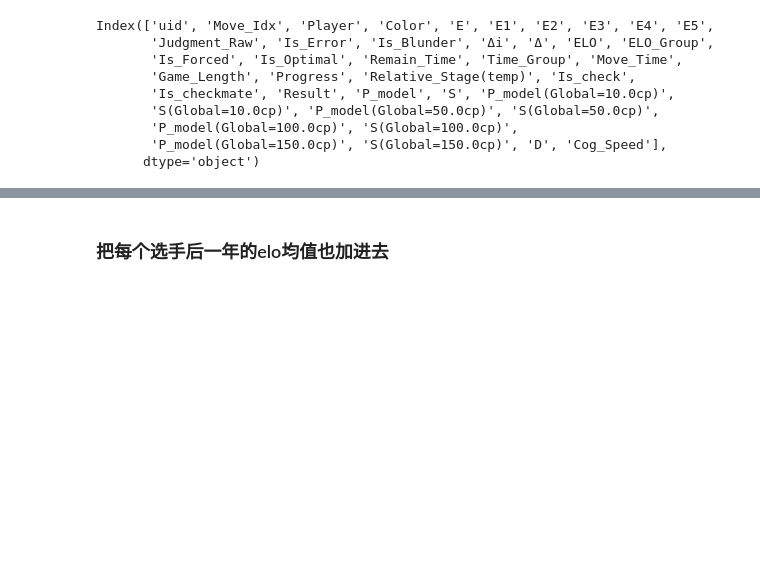
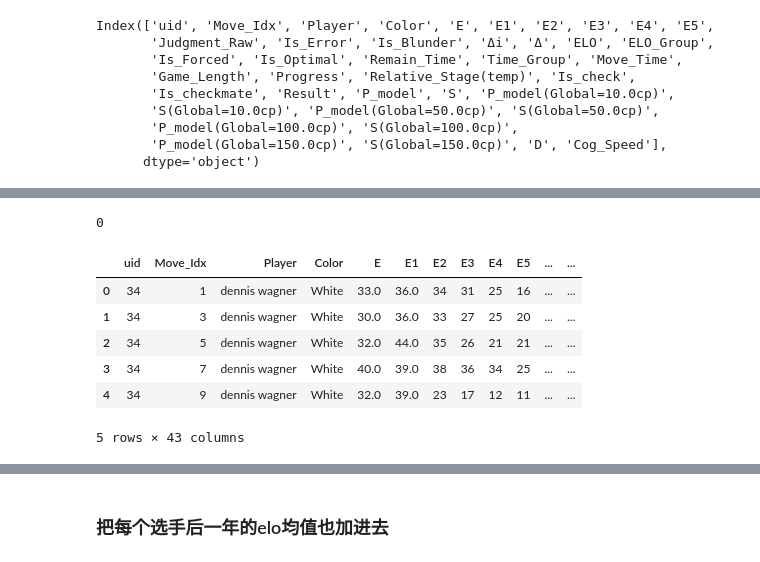
Before and after one commit to zZimablueee/Chess, a Jupyter notebook: complexity/delta_0/graphs/skill_elo.ipynb, the cells around one changed output, grey strips where cells are left out. Drawn from its saved outputs; the diff is of its cells as text; code cells hidden in the pictures; blank space fills up the shorter version.

```diff
--- a/complexity/delta_0/graphs/skill_elo.ipynb
+++ b/complexity/delta_0/graphs/skill_elo.ipynb
@@ -236,0 +344,58 @@ print(df_moves_active[['uid', 'Date', 'Year']].head())
+# %%
+# 预过滤：只保留 Progress > 0.5 的行，减少一半数据量
+mask = df_moves_active['Progress'] >= 0.5
+slim_df = df_moves_active.loc[mask, ['uid', 'Player', 'Progress', 'Move_Idx', 'Remain_Time']].copy()
+
+progress_stones = [0.6, 0.7, 0.8, 0.9]
+score_results = []
+
+# 消除短对局带来的天然影响
+# 计算全样本每一步的剩余时间基准 (Baseline)   求出在第 n 步时，全网选手的平均剩余时间是多少
+time_baseline = df_moves_active.groupby('Move_Idx')['Remain_Time'].mean().astype('float32')
+# 将基准映射到 slim_df 中并计算“超额时间”（残差）
+slim_df['Expected_Remain'] = slim_df['Move_Idx'].map(time_baseline)
+slim_df['Time_Residual'] = slim_df['Remain_Time'] - slim_df['Expected_Remain']
+
+# 2. 迭代节点，使用 idxmin 代替 sort_values
+for p in progress_stones:
+    # 计算距离
+    slim_df['dist'] = (slim_df['Progress'] - p).abs()
+
+    # 核心优化：直接找距离最小的行索引
+    # idxmin 会比 sort + drop_duplicates 快得多
+    idx = slim_df.groupby(['uid', 'Player'])['dist'].idxmin()
+
+    # 提取这些行并计算分值
+    target_rows = slim_df.loc[idx].copy()
+    target_rows[f'score_{p}'] = (target_rows['Time_Residual'] / 180.0) * target_rows['Progress']
+
+    score_results.append(target_rows[['uid', 'Player', f'score_{p}']])
+
+# 3. 合并并求和
+time_score_df = reduce(lambda left, right: pd.merge(left, right, on=['uid', 'Player'], how='outer'), score_results)
+
+score_cols = [f'score_{p}' for p in progress_stones]
+time_score_df['Time_Management_Score'] = time_score_df[score_cols].sum(axis=1)
+time_score_df['Time_Management_Score'] = time_score_df['Time_Management_Score'].round(2)
+del slim_df, time_baseline
+
+df_moves_active = df_moves_active.merge(
+    time_score_df[['uid', 'Player', 'Time_Management_Score']],
+    on=['uid', 'Player'],
+    how='left'
+)
+
+del time_score_df
+gc.collect()
+# %% [output]
+0
+# %%
+df_moves_active.head()
+# %% [output]
+|  | uid | Move_Idx | Player | Color | E | E1 | E2 | E3 | E4 | E5 | ... | ... |
+| 0 | 34 | 1 | dennis wagner | White | 33.0 | 36.0 | 34 | 31 | 25 | 16 | ... | ... |
+| 1 | 34 | 3 | dennis wagner | White | 30.0 | 36.0 | 33 | 27 | 25 | 20 | ... | ... |
+| 2 | 34 | 5 | dennis wagner | White | 32.0 | 44.0 | 35 | 26 | 21 | 21 | ... | ... |
+| 3 | 34 | 7 | dennis wagner | White | 40.0 | 39.0 | 38 | 36 | 34 | 25 | ... | ... |
+| 4 | 34 | 9 | dennis wagner | White | 32.0 | 39.0 | 23 | 17 | 12 | 11 | ... | ... |
+5 rows × 43 columns
```
Also changed, not shown: parts of 49 cells of this notebook.
